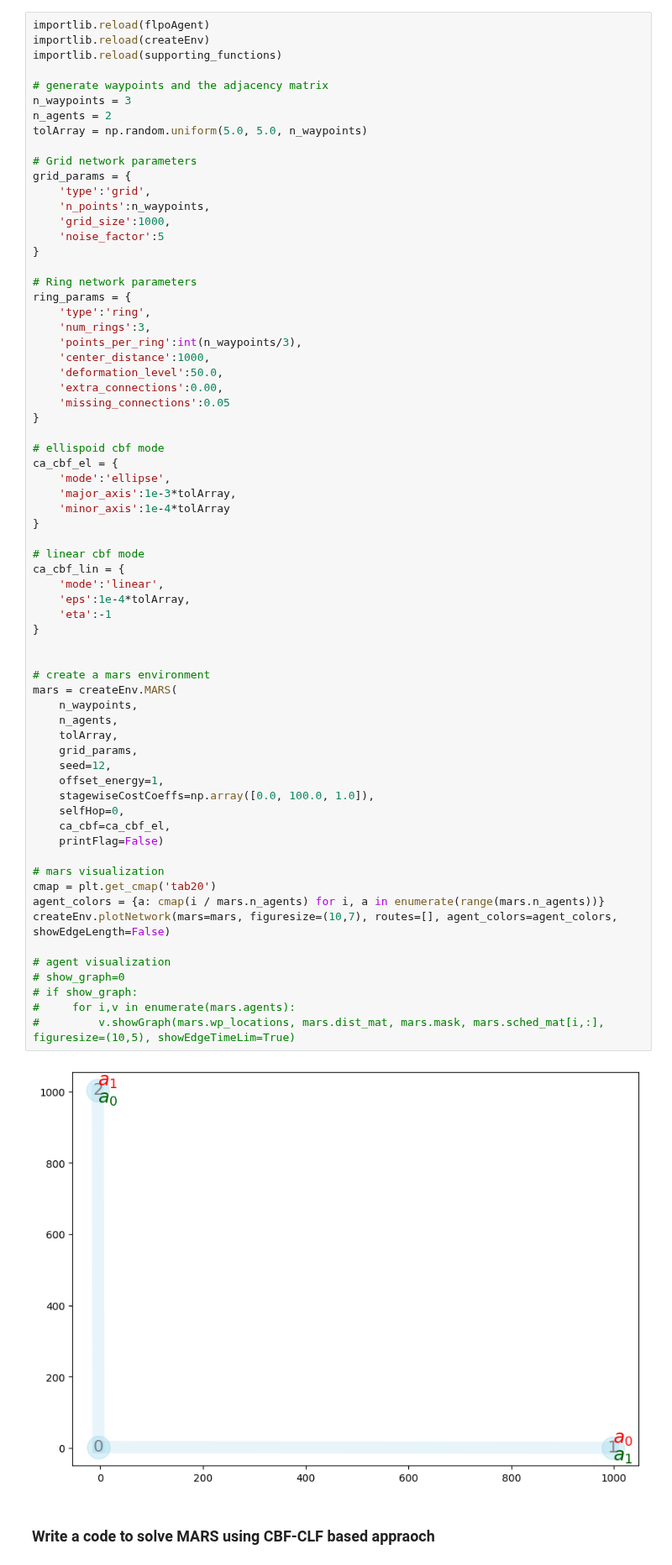
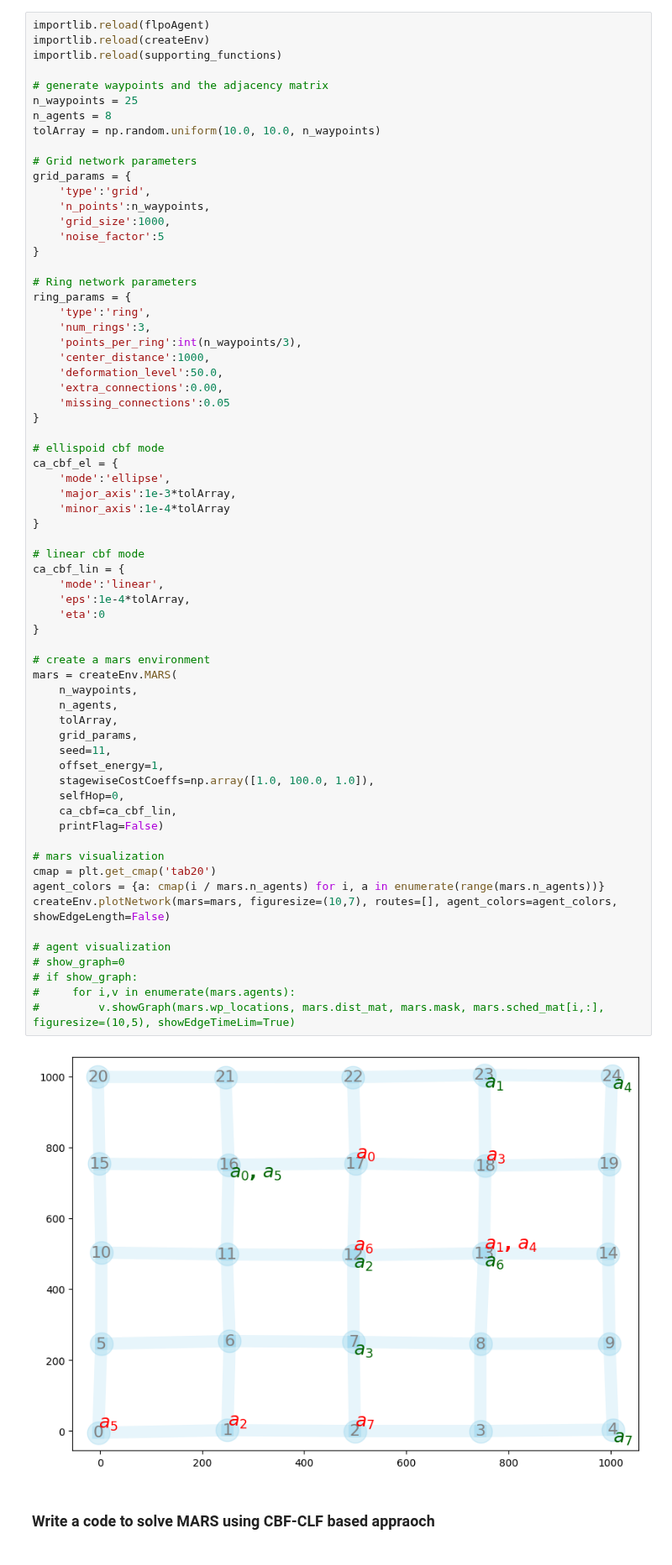
Before and after one commit to dt-1729/ULI_NASA, a Jupyter notebook: UTM_scheduling_and_routing/main.ipynb, the cells around one changed output. Shown at 84% size. Cells and saved outputs as stored; diff of their text form.

```diff
--- a/UTM_scheduling_and_routing/main.ipynb
+++ b/UTM_scheduling_and_routing/main.ipynb
@@ -15,9 +15,9 @@ importlib.reload(createEnv)
 importlib.reload(supporting_functions)
 
 # generate waypoints and the adjacency matrix
-n_waypoints = 3
-n_agents = 2
-tolArray = np.random.uniform(5.0, 5.0, n_waypoints)
+n_waypoints = 25
+n_agents = 8
+tolArray = np.random.uniform(10.0, 10.0, n_waypoints)
 
 # Grid network parameters
 grid_params = {
@@ -45,39 +45,38 @@ ca_cbf_el = {
     'minor_axis':1e-4*tolArray
 }
 
 # linear cbf mode
 ca_cbf_lin = {
     'mode':'linear',
     'eps':1e-4*tolArray,
-    'eta':-1
+    'eta':0
 }
-
 
 # create a mars environment
 mars = createEnv.MARS(
     n_waypoints,
     n_agents,
     tolArray,
     grid_params,
-    seed=12,
+    seed=11,
     offset_energy=1,
-    stagewiseCostCoeffs=np.array([0.0, 100.0, 1.0]),
+    stagewiseCostCoeffs=np.array([1.0, 100.0, 1.0]),
     selfHop=0,
-    ca_cbf=ca_cbf_el,
+    ca_cbf=ca_cbf_lin,
     printFlag=False)
 
 # mars visualization
 cmap = plt.get_cmap('tab20')
 agent_colors = {a: cmap(i / mars.n_agents) for i, a in enumerate(range(mars.n_agents))}
 createEnv.plotNetwork(mars=mars, figuresize=(10,7), routes=[], agent_colors=agent_colors, showEdgeLength=False)
 
 # agent visualization
 # show_graph=0
 # if show_graph:
 #     for i,v in enumerate(mars.agents):
 #         v.showGraph(mars.wp_locations, mars.dist_mat, mars.mask, mars.sched_mat[i,:], figuresize=(10,5), showEdgeTimeLim=True)
 # %% [output]
-[figure, old version]
+[figure, new version]
 # %% [markdown]
 ### Write a code to solve MARS using CBF-CLF based appraoch
 # %%
```
Also changed, not shown: parts of 6 cells of this notebook, 2 other files.
